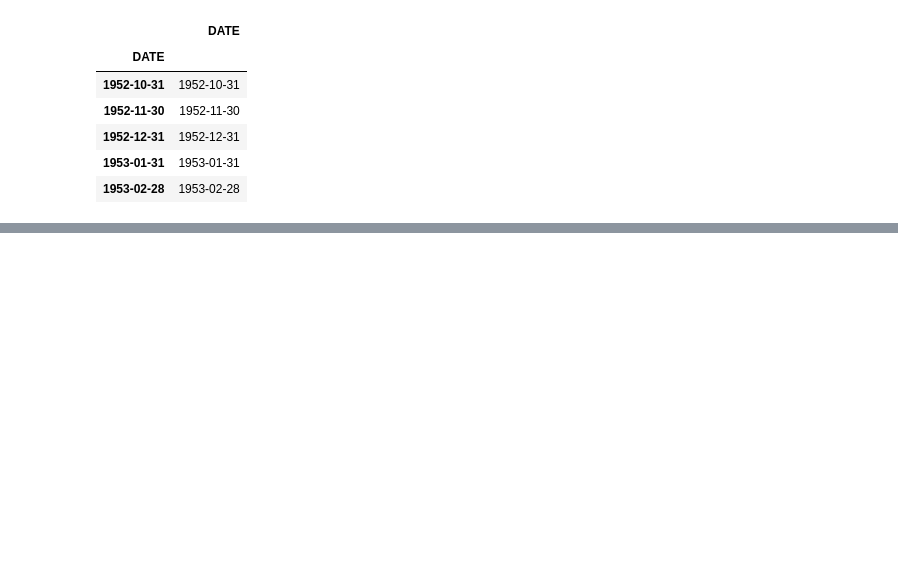
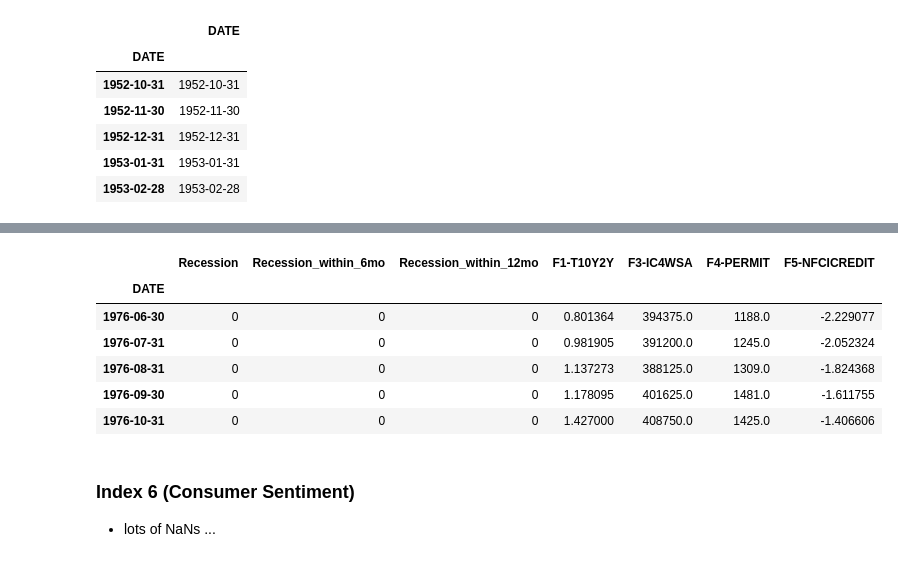
Before and after one commit to YoongsompornT/RecessionPrediction, a Jupyter notebook: Models/ML/make-supervised-data.ipynb, the cells around one changed output, grey strips where cells are left out. Cells and saved outputs as stored; diff of their text form; code cells hidden in the pictures; blank space fills up the shorter version.

```diff
--- a/Models/ML/make-supervised-data.ipynb
+++ b/Models/ML/make-supervised-data.ipynb
@@ -121,0 +219,10 @@ df_rec.head()
+# %%
+col_name = 'PERMIT'
+index_num = 4
+df = pd.read_excel('../../Datasets/PERMIT.xls') # Dataset file
+# df['DATE'] = pd.to_datetime(df['observation_date'])
+df['DATE'] = df['observation_date']
+df.drop(columns=['observation_date'], inplace=True)
+df.set_index(df['DATE'], inplace=True)
+
+df.head()
@@ -121,0 +237,9 @@ df_rec.head()
+# %%
+df_monthly = pd.DataFrame(df[col_name].resample('M').mean())
+col_name_rev = 'F'+str(index_num)+'-'+col_name
+df_monthly = pd.DataFrame(data={'DATE': df_monthly.index, col_name_rev: df_monthly[col_name]})
+# df_monthly.head()
+
+df_rec = pd.concat([df_rec, df_monthly], join='inner', axis=1) # OR df_rec.merge(df_monthly, how='inner', left_index=True, right_index=True)
+df_rec.drop(columns=['DATE'], inplace=True)
+df_rec.head()
@@ -121,0 +284,15 @@ df_rec.head()
+# %%
+df_rec = pd.concat([df_rec, df_monthly], join='inner', axis=1) # OR df_rec.merge(df_monthly, how='inner', left_index=True, right_index=True)
+df_rec.drop(columns=['DATE'], inplace=True)
+df_rec.head()
+# %% [output]
+|  | Recession | Recession_within_6mo | Recession_within_12mo | F1-T10Y2Y | F3-IC4WSA | F4-PERMIT | F5-NFCICREDIT |
+| DATE |  |  |  |  |  |  |  |
+| 1976-06-30 | 0 | 0 | 0 | 0.801364 | 394375.0 | 1188.0 | -2.229077 |
+| 1976-07-31 | 0 | 0 | 0 | 0.981905 | 391200.0 | 1245.0 | -2.052324 |
+| 1976-08-31 | 0 | 0 | 0 | 1.137273 | 388125.0 | 1309.0 | -1.824368 |
+| 1976-09-30 | 0 | 0 | 0 | 1.178095 | 401625.0 | 1481.0 | -1.611755 |
+| 1976-10-31 | 0 | 0 | 0 | 1.427000 | 408750.0 | 1425.0 | -1.406606 |
+# %% [markdown]
+### Index 6 (Consumer Sentiment)
+- lots of NaNs ...
```
Also changed, not shown: parts of 32 cells of this notebook, 2 other files.
